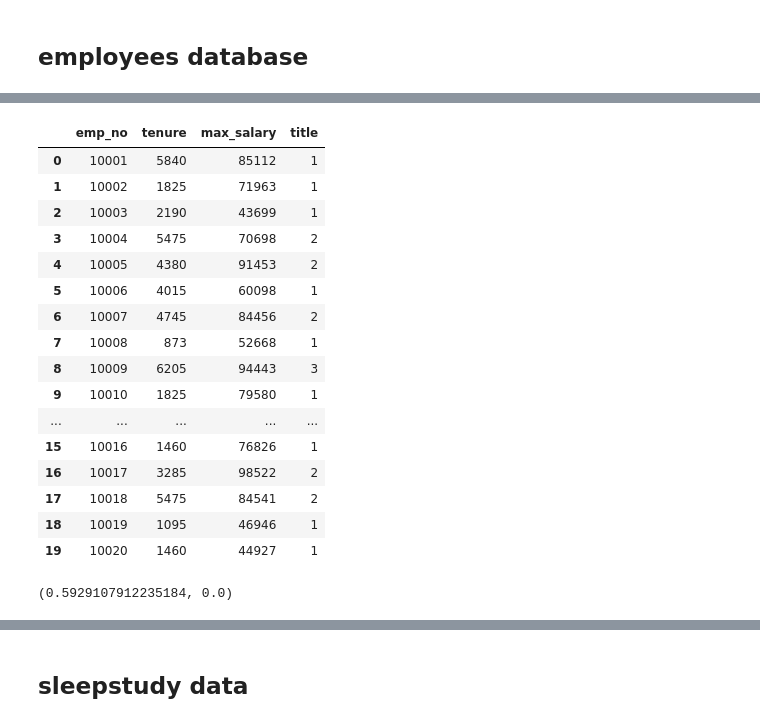
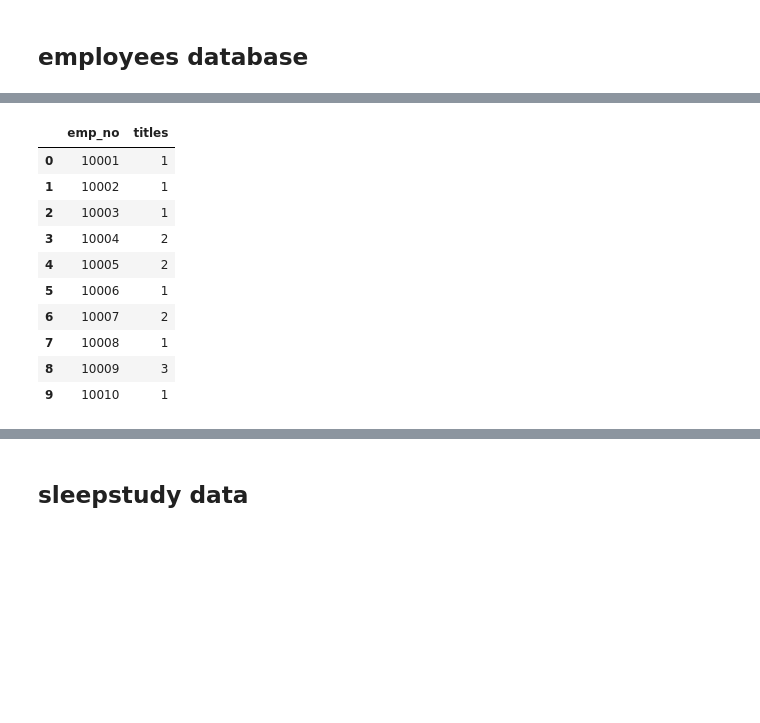
Before and after one commit to JacobPaxton/statistics-exercises, a Jupyter notebook: hypothesis_testing.ipynb, the cells around one changed output, grey strips where cells are left out. Cells and saved outputs as stored; diff of their text form; code cells hidden in the pictures; blank space fills up the shorter version.

```diff
--- a/hypothesis_testing.ipynb
+++ b/hypothesis_testing.ipynb
@@ -329,5 +318,8 @@ p < .05
 True
 # %% [markdown]
 ## employees database
+# %%
+import env
+url = env.get_db_url('employees', )
 # %% [markdown]
 ### Is there a relationship between how long an employee has been with the company and their salary?
@@ -334,6 +328,0 @@ True
-# %%
-from env import host, username, password
-def get_db_url(username, hostname, password, db_name):
-    return f'mysql+pymysql://{username}:{password}@{hostname}/{db_name}'
-
-url = get_db_url(username, host, password, 'employees')
@@ -644,25 +370,21 @@ agg_titles.head(5)
-# %%
-df = df.merge(agg_titles, on='emp_no')
-df.head(20)
-# %% [output]
-|  | emp_no | tenure | max_salary | title |
-| 0 | 10001 | 5840 | 85112 | 1 |
-| 1 | 10002 | 1825 | 71963 | 1 |
-| 2 | 10003 | 2190 | 43699 | 1 |
-| 3 | 10004 | 5475 | 70698 | 2 |
-| 4 | 10005 | 4380 | 91453 | 2 |
-| 5 | 10006 | 4015 | 60098 | 1 |
-| 6 | 10007 | 4745 | 84456 | 2 |
-| 7 | 10008 | 873 | 52668 | 1 |
-| 8 | 10009 | 6205 | 94443 | 3 |
-| 9 | 10010 | 1825 | 79580 | 1 |
-| ... | ... | ... | ... | ... |
-| 15 | 10016 | 1460 | 76826 | 1 |
-| 16 | 10017 | 3285 | 98522 | 2 |
-| 17 | 10018 | 5475 | 84541 | 2 |
-| 18 | 10019 | 1095 | 46946 | 1 |
-| 19 | 10020 | 1460 | 44927 | 1 |
-# %%
-stats.pearsonr(df.tenure, df.title)
-# %% [output]
-(0.5929107912235184, 0.0)
+# %%
+# Grab tenure and title count
+sql =   """
+            SELECT emp_no, COUNT(title) as titles
+            FROM titles
+            GROUP BY emp_no;
+        """
+df2 = pd.read_sql(sql, url)
+df2.head(10)
+# %% [output]
+|  | emp_no | titles |
+| 0 | 10001 | 1 |
+| 1 | 10002 | 1 |
+| 2 | 10003 | 1 |
+| 3 | 10004 | 2 |
+| 4 | 10005 | 2 |
+| 5 | 10006 | 1 |
+| 6 | 10007 | 2 |
+| 7 | 10008 | 1 |
+| 8 | 10009 | 3 |
+| 9 | 10010 | 1 |
```
Also changed, not shown: parts of 91 cells of this notebook.
